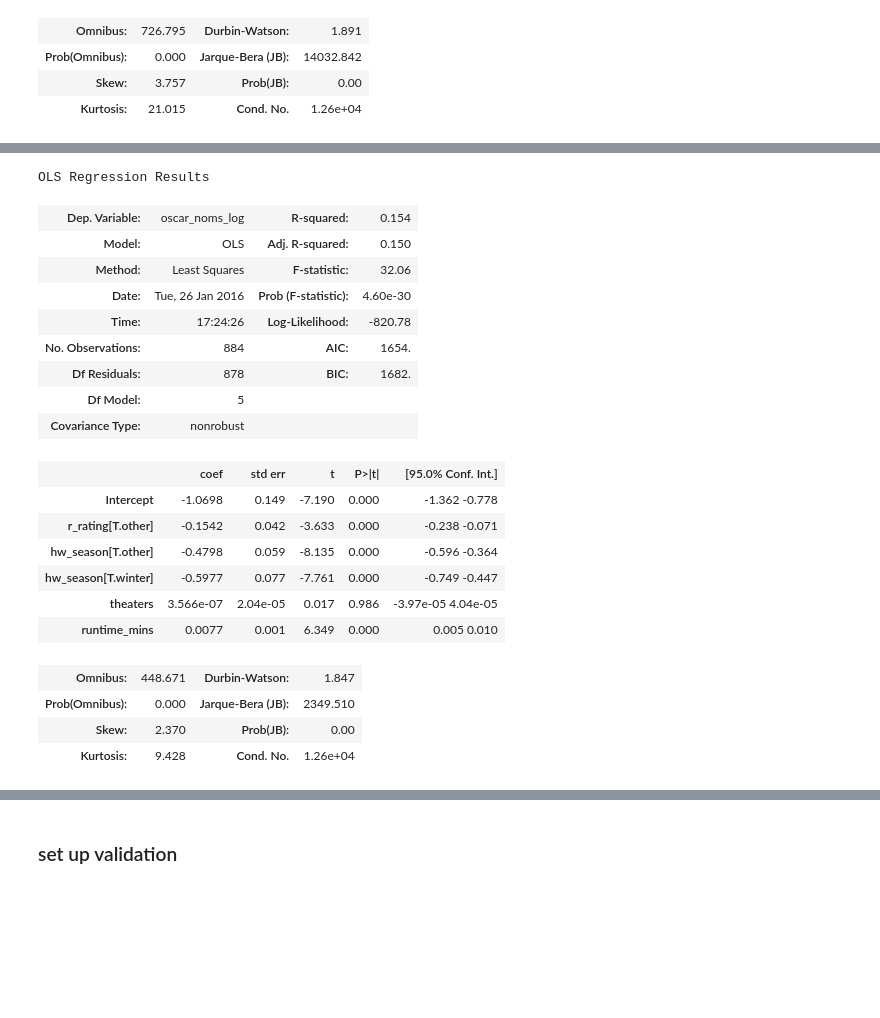
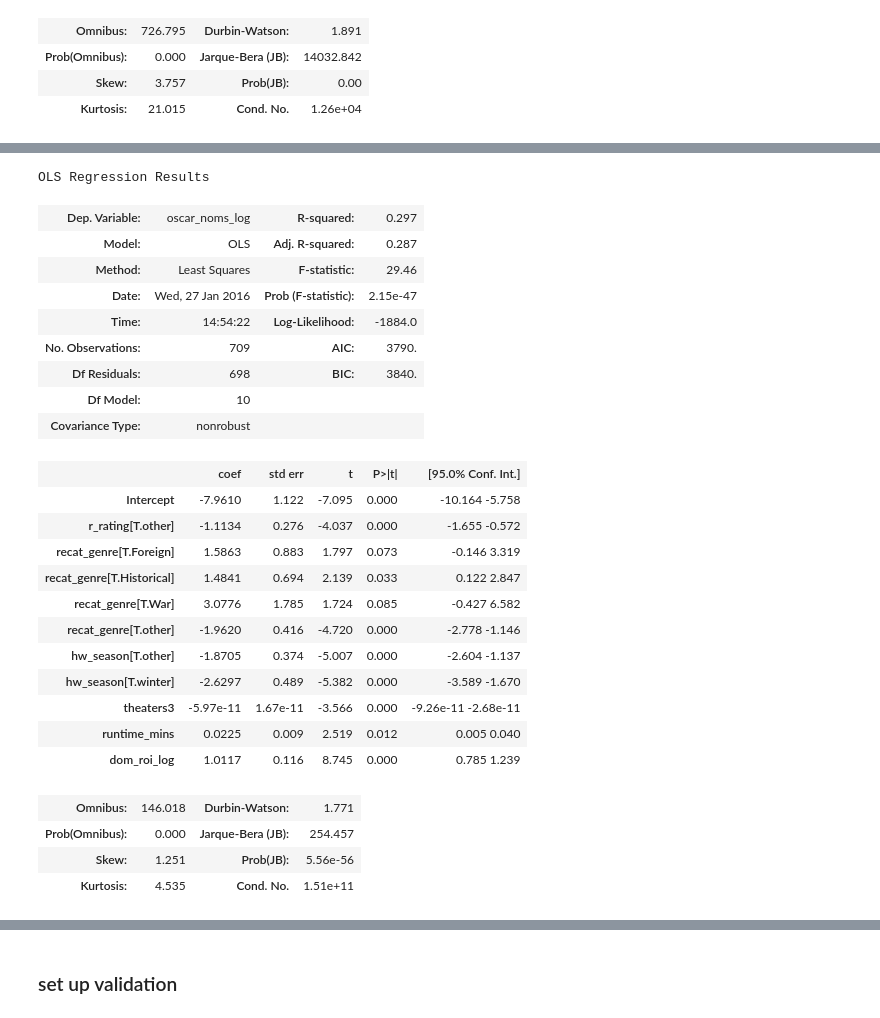
Before and after one commit to dianalam/movie-predictor, a Jupyter notebook: luther-analysis.ipynb, the cells around one changed output, grey strips where cells are left out. Cells and saved outputs as stored; diff of their text form; code cells hidden in the pictures; blank space fills up the shorter version.

```diff
--- a/luther-analysis.ipynb
+++ b/luther-analysis.ipynb
@@ -370,7 +401,7 @@ def recat_seasons(season):
 
 # genres: split into drama, foreign, historical, war, western, other
 def recat_genre(genre):
-    keep_genres = ['Drama', 'Foreign', 'Historical', 'Comedy', 'Horror', 'Romance', 'Crime_Thriller']
+    keep_genres = ['Drama', 'Foreign', 'Historical', 'War']
     return genre if genre in keep_genres else 'other'
 
 # log transform
@@ -378,7 +409,7 @@ def log_transform(stat):
     try:
         return math.log(stat)
     except:
-        return -1
+        return math.log(stat + .00001)
 # %%
 clean_rating(newer_movies, split_r_rating, 'r_rating')
 # %% [output]
@@ -472,6 +535,6 @@ Index([u'title', u'release_date', u'closing_date', u'actors', u'budget',
 ### cross-validation set up
 # %%
 # assumptions
-trainyr_max = 2011.0
-cvyr = [2012.0, 2013.0]
-testyr = [2014.0, 2015.0]
+trainyr_max = 2009.0
+cvyr = [2010.0, 2011.0, 2012.0]
+testyr = [2013.0, 2014.0, 2015.0]
@@ -861,27 +1022,32 @@ OLS Regression Results
 # %%
 # 3. with log oscar_noms and theaters
-oscars_log = smf.ols(formula="oscar_noms_log ~ r_rating + hw_season + theaters + runtime_mins",
-                 data = train).fit()
+oscars_log = smf.ols(formula = "oscar_noms_log ~ r_rating + recat_genre + hw_season + \
+                    theaters3 + runtime_mins + dom_roi_log", data = train).fit()
 oscars_log.summary()
 # %% [output]
 OLS Regression Results
-| Dep. Variable: | oscar_noms_log | R-squared: | 0.154 |
-| Model: | OLS | Adj. R-squared: | 0.150 |
-| Method: | Least Squares | F-statistic: | 32.06 |
-| Date: | Tue, 26 Jan 2016 | Prob (F-statistic): | 4.60e-30 |
-| Time: | 17:24:26 | Log-Likelihood: | -820.78 |
-| No. Observations: | 884 | AIC: | 1654. |
-| Df Residuals: | 878 | BIC: | 1682. |
-| Df Model: | 5 |  |  |
+| Dep. Variable: | oscar_noms_log | R-squared: | 0.297 |
+| Model: | OLS | Adj. R-squared: | 0.287 |
+| Method: | Least Squares | F-statistic: | 29.46 |
+| Date: | Wed, 27 Jan 2016 | Prob (F-statistic): | 2.15e-47 |
+| Time: | 14:54:22 | Log-Likelihood: | -1884.0 |
+| No. Observations: | 709 | AIC: | 3790. |
+| Df Residuals: | 698 | BIC: | 3840. |
+| Df Model: | 10 |  |  |
 | Covariance Type: | nonrobust |  |  |
 |  | coef | std err | t | P>|t| | [95.0% Conf. Int.] |
-| Intercept | -1.0698 | 0.149 | -7.190 | 0.000 | -1.362 -0.778 |
-| r_rating[T.other] | -0.1542 | 0.042 | -3.633 | 0.000 | -0.238 -0.071 |
-| hw_season[T.other] | -0.4798 | 0.059 | -8.135 | 0.000 | -0.596 -0.364 |
-| hw_season[T.winter] | -0.5977 | 0.077 | -7.761 | 0.000 | -0.749 -0.447 |
-| theaters | 3.566e-07 | 2.04e-05 | 0.017 | 0.986 | -3.97e-05 4.04e-05 |
-| runtime_mins | 0.0077 | 0.001 | 6.349 | 0.000 | 0.005 0.010 |
+| Intercept | -7.9610 | 1.122 | -7.095 | 0.000 | -10.164 -5.758 |
+| r_rating[T.other] | -1.1134 | 0.276 | -4.037 | 0.000 | -1.655 -0.572 |
+| recat_genre[T.Foreign] | 1.5863 | 0.883 | 1.797 | 0.073 | -0.146 3.319 |
+| recat_genre[T.Historical] | 1.4841 | 0.694 | 2.139 | 0.033 | 0.122 2.847 |
+| recat_genre[T.War] | 3.0776 | 1.785 | 1.724 | 0.085 | -0.427 6.582 |
+| recat_genre[T.other] | -1.9620 | 0.416 | -4.720 | 0.000 | -2.778 -1.146 |
+| hw_season[T.other] | -1.8705 | 0.374 | -5.007 | 0.000 | -2.604 -1.137 |
+| hw_season[T.winter] | -2.6297 | 0.489 | -5.382 | 0.000 | -3.589 -1.670 |
+| theaters3 | -5.97e-11 | 1.67e-11 | -3.566 | 0.000 | -9.26e-11 -2.68e-11 |
+| runtime_mins | 0.0225 | 0.009 | 2.519 | 0.012 | 0.005 0.040 |
+| dom_roi_log | 1.0117 | 0.116 | 8.745 | 0.000 | 0.785 1.239 |
-| Omnibus: | 448.671 | Durbin-Watson: | 1.847 |
-| Prob(Omnibus): | 0.000 | Jarque-Bera (JB): | 2349.510 |
-| Skew: | 2.370 | Prob(JB): | 0.00 |
-| Kurtosis: | 9.428 | Cond. No. | 1.26e+04 |
+| Omnibus: | 146.018 | Durbin-Watson: | 1.771 |
+| Prob(Omnibus): | 0.000 | Jarque-Bera (JB): | 254.457 |
+| Skew: | 1.251 | Prob(JB): | 5.56e-56 |
+| Kurtosis: | 4.535 | Cond. No. | 1.51e+11 |
```
Also changed, not shown: parts of 83 cells of this notebook.
